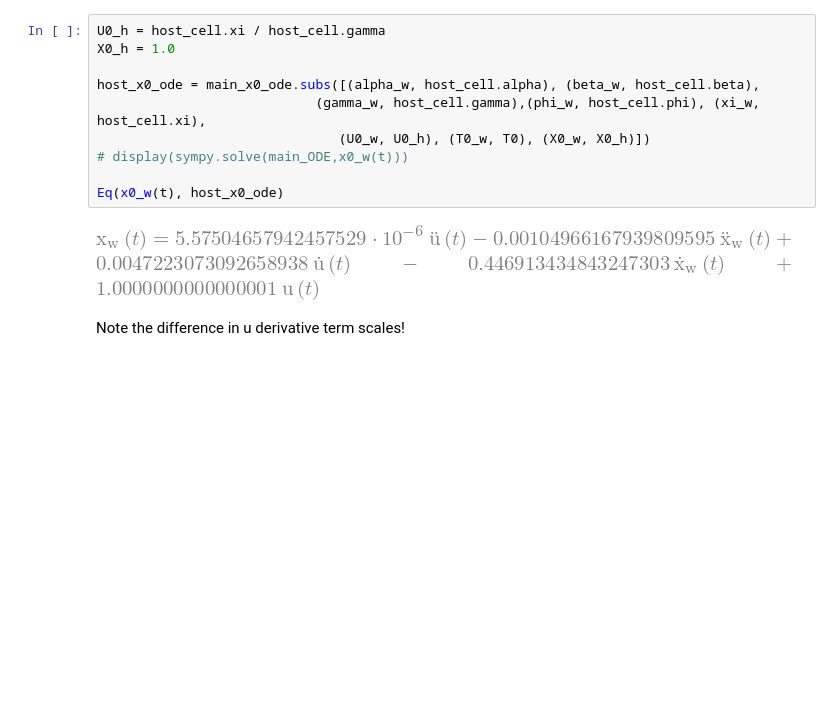
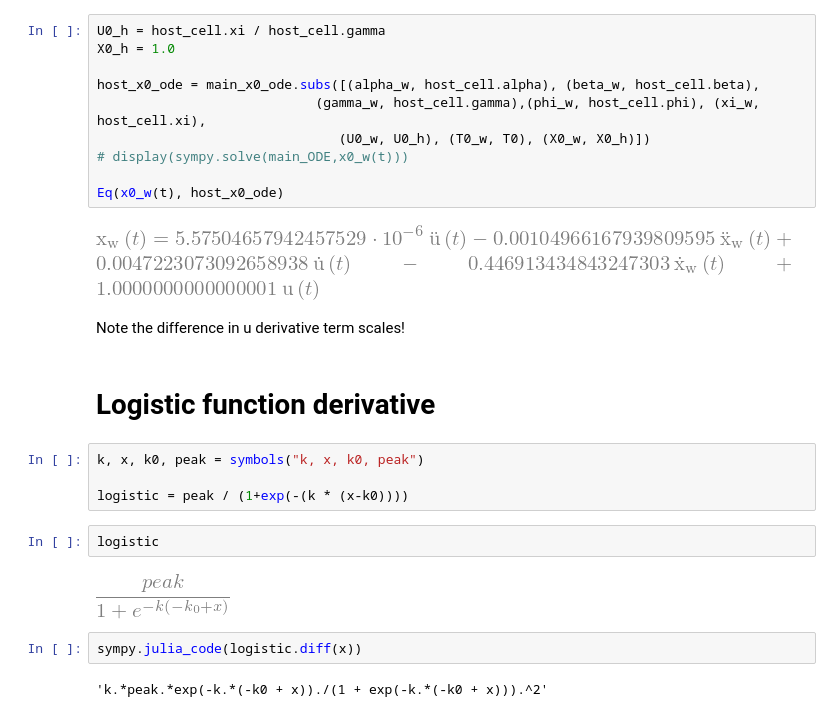
Before and after one commit to 0xDBFB7/transmembrane_potential, a Jupyter notebook: transmembrane_math.ipynb, the cells around one changed output. Drawn from its saved outputs; the diff is of its cells as text; blank space fills up the shorter version.

```diff
--- a/transmembrane_math.ipynb
+++ b/transmembrane_math.ipynb
@@ -569,3 +569,17 @@ Eq(x0_w(t), host_x0_ode)
 [figure]
 # %% [markdown]
 Note the difference in u derivative term scales!
+# %% [markdown]
+# Logistic function derivative
+# %%
+k, x, k0, peak = symbols("k, x, k0, peak")
+
+logistic = peak / (1+exp(-(k * (x-k0))))
+# %%
+logistic
+# %% [output]
+[figure, added]
+# %%
+sympy.julia_code(logistic.diff(x))
+# %% [output]
+'k.*peak.*exp(-k.*(-k0 + x))./(1 + exp(-k.*(-k0 + x))).^2'
```
Also changed, not shown: parts of 5 cells of this notebook, 3 other files.
